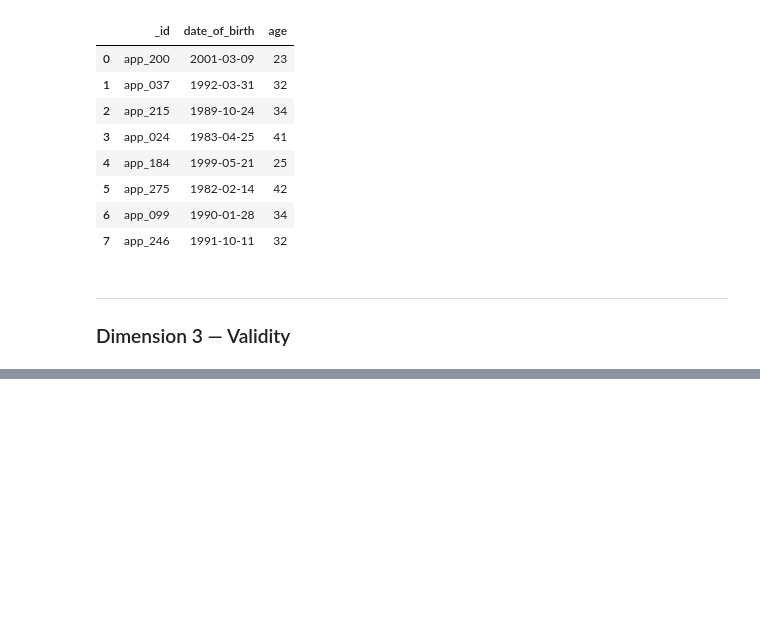
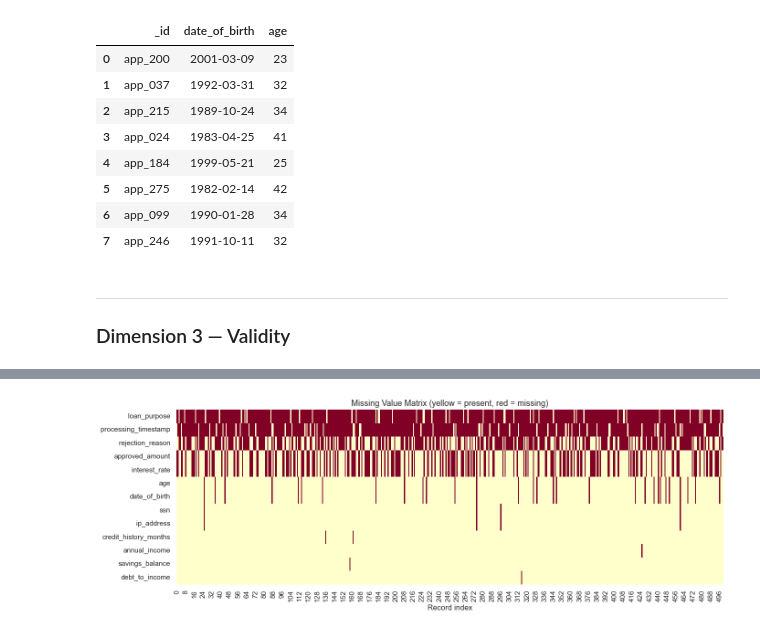
Before and after one commit to leobbaroni/Team13_DEGO_Repo, a Jupyter notebook: notebooks/01-data-quality.ipynb, the cells around one changed output, grey strips where cells are left out. Saved outputs shown, nothing was run; the diff lists cells and outputs as text; code cells hidden in the pictures; blank space fills up the shorter version.

Commit message:
Finish DQ Assessment and Structure
Completed the Data Quality Assessment as well as improved its structure, logic and readability

```diff
--- a/notebooks/01-data-quality.ipynb
+++ b/notebooks/01-data-quality.ipynb
@@ -345,0 +399,8 @@ df[["_id", "date_of_birth", "age"]].head(8)
+# %%
+# 2.3  FIX - Replace invalid values with NaN (will impute later)
+df.loc[df["credit_history_months"] < 0, "credit_history_months"] = np.nan
+df.loc[df["savings_balance"] < 0, "savings_balance"] = np.nan
+df.loc[df["debt_to_income"] > 1.0, "debt_to_income"] = np.nan
+df.loc[df["annual_income"] == 0, "annual_income"] = np.nan
+
+print("✅ Invalid financial values set to NaN, ready for impute")
@@ -345,0 +426,9 @@ df[["_id", "date_of_birth", "age"]].head(8)
+# %%
+# 2.4  DETECT - Missing value matrix
+missing = df.isnull().sum()
+missing_pct = (missing / len(df) * 100).round(2)
+missing_report = pd.DataFrame({"null_count": missing, "null_pct": missing_pct})
+missing_report = missing_report[missing_report["null_count"] > 0].sort_values("null_pct", ascending=False)
+
+print(f"🔍 Columns with missing values: {len(missing_report)}")
+missing_report
@@ -345,0 +451,20 @@ df[["_id", "date_of_birth", "age"]].head(8)
+# %%
+# 2.4  View missing value heatmap
+fig, ax = plt.subplots(figsize=(14, 5))
+cols_with_nulls = missing_report.index.tolist()
+if cols_with_nulls:
+    sns.heatmap(
+        df[cols_with_nulls].isnull().T,
+        cbar=False,
+        yticklabels=True,
+        cmap="YlOrRd",
+        ax=ax,
+    )
+    ax.set_title("Missing Value Matrix (yellow = present, red = missing)", fontsize=13)
+    ax.set_xlabel("Record index")
+    plt.tight_layout()
+    plt.show()
+else:
+    print("No missing values")
+# %% [output]
+[figure, added]
```
Also changed, not shown: parts of 15 cells of this notebook, 1 other file.
